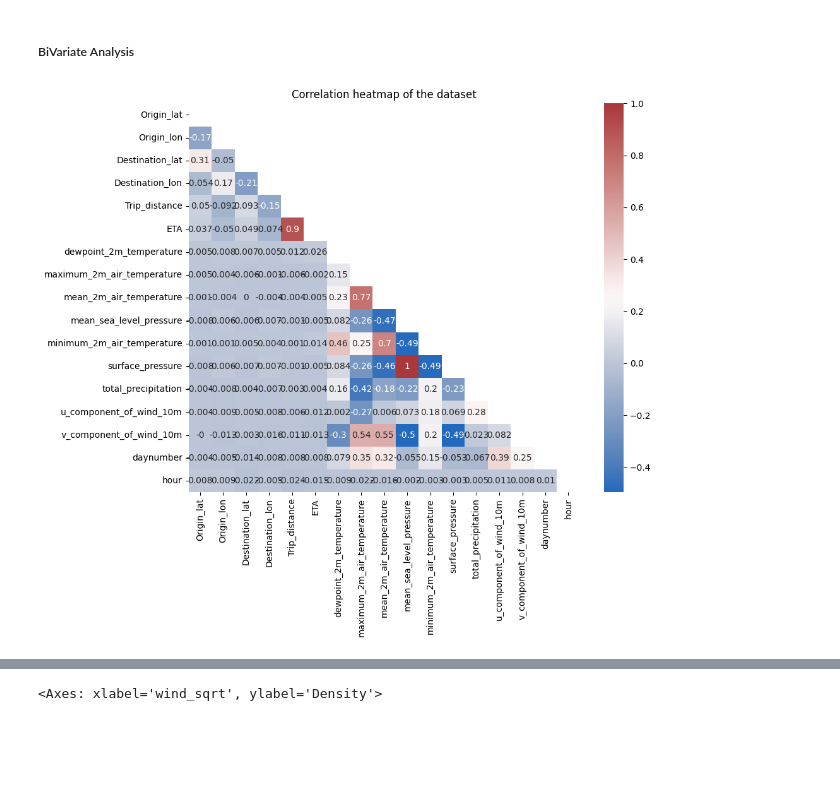
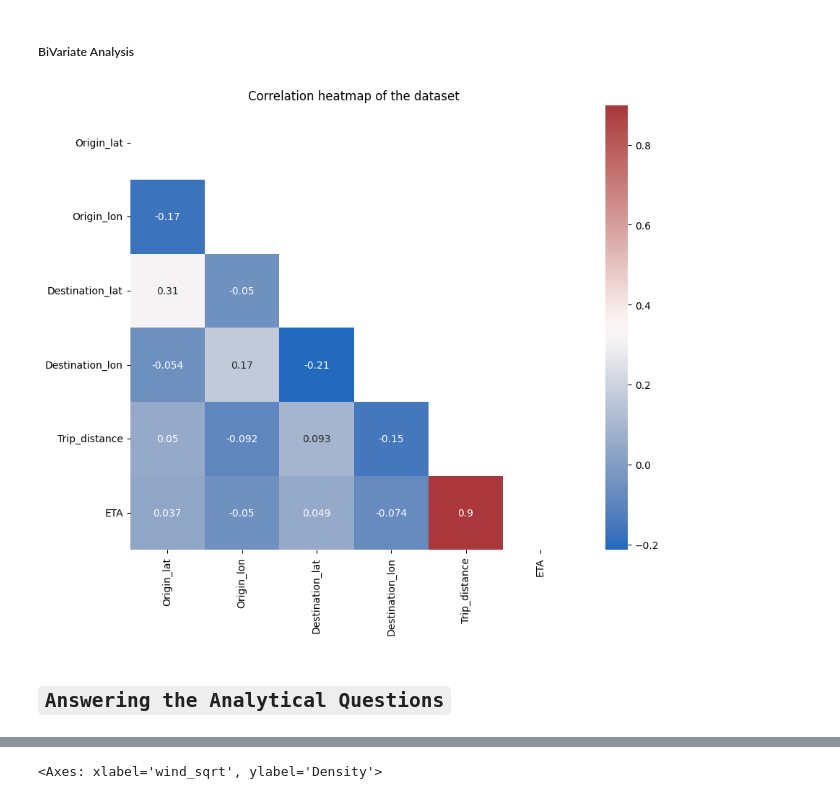
Before and after one commit to kwasichrappah/yassir_eta_prediction, a Jupyter notebook: yassir_eta_prediction.ipynb, the cells around one changed output, grey strips where cells are left out. Cells and saved outputs as stored; diff of their text form; code cells hidden in the pictures; blank space fills up the shorter version.

```diff
--- a/yassir_eta_prediction.ipynb
+++ b/yassir_eta_prediction.ipynb
@@ -204,11 +197,13 @@ plt.legend()
 ##### BiVariate Analysis
 # %%
 # Summarize the relationships between the variables with a heatmap of the correlations
-correlation_matrix = merged_df.corr(numeric_only= True).round(3)
+correlation_matrix = df.corr(numeric_only= True).round(3)
 mask = np.triu(np.ones_like(correlation_matrix, dtype=bool))
 plt.figure(figsize = (10, 8))
 sns.heatmap(correlation_matrix, annot=True,cmap='vlag',mask=mask)
 plt.title("Correlation heatmap of the dataset")
 plt.show()
 # %% [output]
-[figure, old version]
+[figure, new version]
+# %% [markdown]
+## `Answering the Analytical Questions`
```
Also changed, not shown: parts of 186 cells of this notebook.
